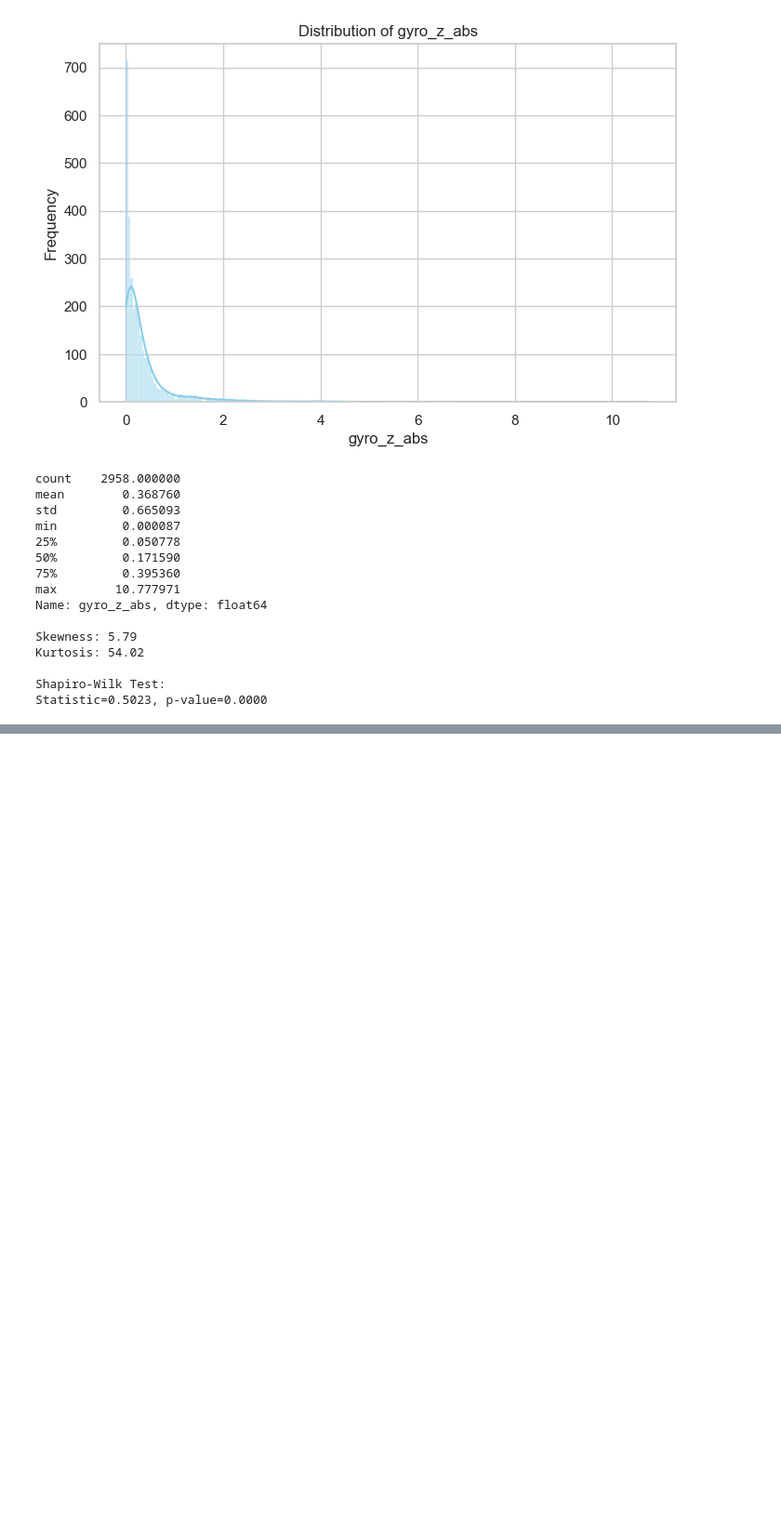
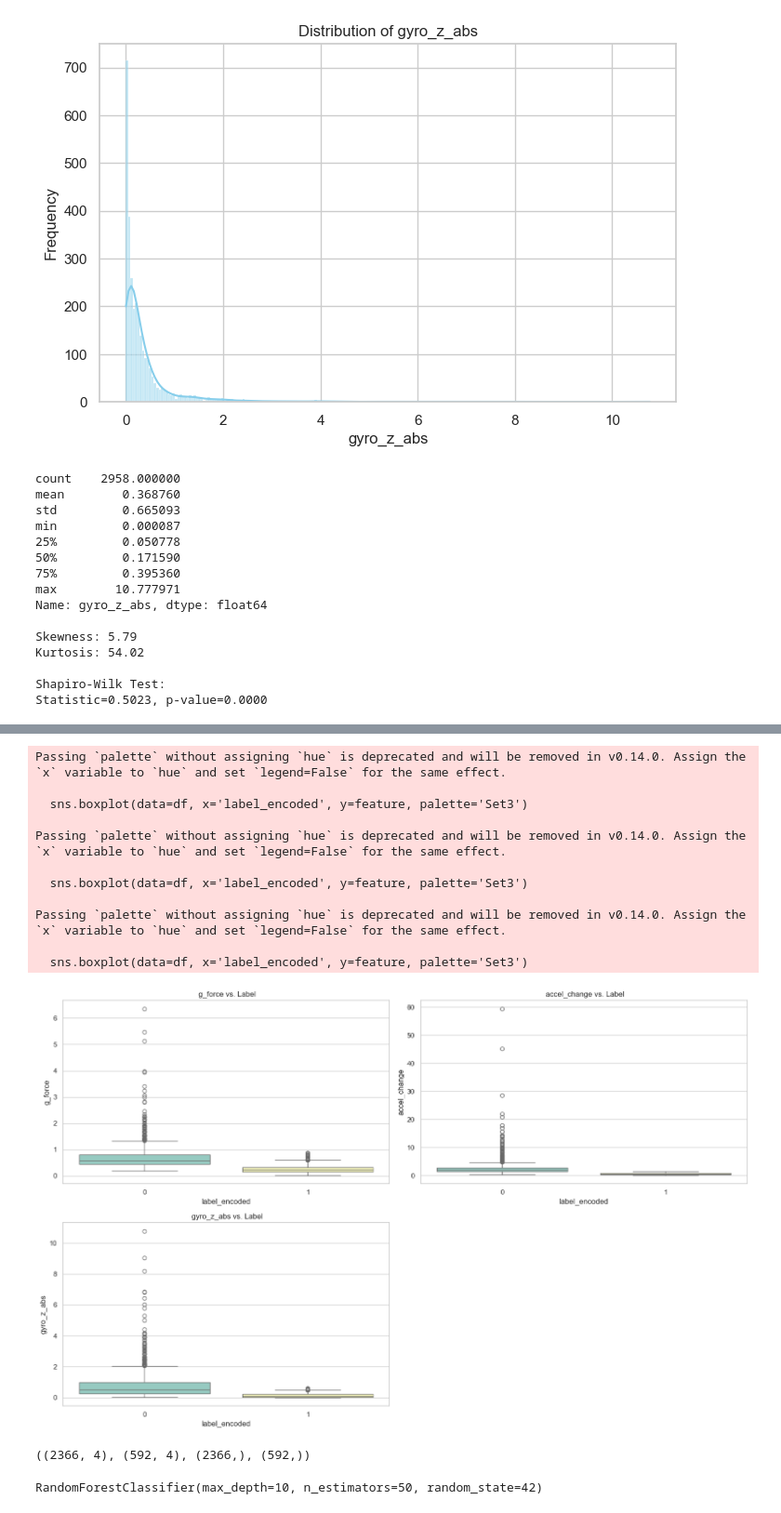
Before and after one commit to Inupa6677/G-Safe-Edge-Ai, a Jupyter notebook: ml-model/model development.ipynb, the cells around one changed output, grey strips where cells are left out. Shown at 93% size. Drawn from its saved outputs; the diff is of its cells as text; code cells hidden in the pictures; blank space fills up the shorter version.

Commit message:
Trained and tested the model

```diff
--- a/ml-model/model development.ipynb
+++ b/ml-model/model development.ipynb
@@ -228,0 +253,25 @@ Statistic=0.5023, p-value=0.0000
+# %%
+# 3.  Feature Distributions Grouped by Label
+features_to_plot = ['g_force', 'accel_change', 'gyro_z_abs']
+plt.figure(figsize=(16, 10))
+
+for i, feature in enumerate(features_to_plot):
+    plt.subplot(2, 2, i+1)
+    sns.boxplot(data=df, x='label_encoded', y=feature, palette='Set3')
+    plt.title(f" {feature} vs. Label")
+
+plt.tight_layout()
+plt.show()
+# %% [output]
+Passing `palette` without assigning `hue` is deprecated and will be removed in v0.14.0. Assign the `x` variable to `hue` and set `legend=False` for the same effect.
+
+  sns.boxplot(data=df, x='label_encoded', y=feature, palette='Set3')
+
+Passing `palette` without assigning `hue` is deprecated and will be removed in v0.14.0. Assign the `x` variable to `hue` and set `legend=False` for the same effect.
+
+  sns.boxplot(data=df, x='label_encoded', y=feature, palette='Set3')
+
+Passing `palette` without assigning `hue` is deprecated and will be removed in v0.14.0. Assign the `x` variable to `hue` and set `legend=False` for the same effect.
+
+  sns.boxplot(data=df, x='label_encoded', y=feature, palette='Set3')
+[figure, added]
@@ -228,0 +290,6 @@ Statistic=0.5023, p-value=0.0000
+# %%
+
+# Show shapes of resulting datasets
+X_train.shape, X_test.shape, y_train.shape, y_test.shape
+# %% [output]
+((2366, 4), (592, 4), (2366,), (592,))
@@ -228,0 +298,6 @@ Statistic=0.5023, p-value=0.0000
+# %%
+# Train Random Forest model
+rf_model = RandomForestClassifier(n_estimators=50, max_depth=10, random_state=42)
+rf_model.fit(X_train, y_train)
+# %% [output]
+RandomForestClassifier(max_depth=10, n_estimators=50, random_state=42)
```
Also changed, not shown: parts of 14 cells of this notebook.
